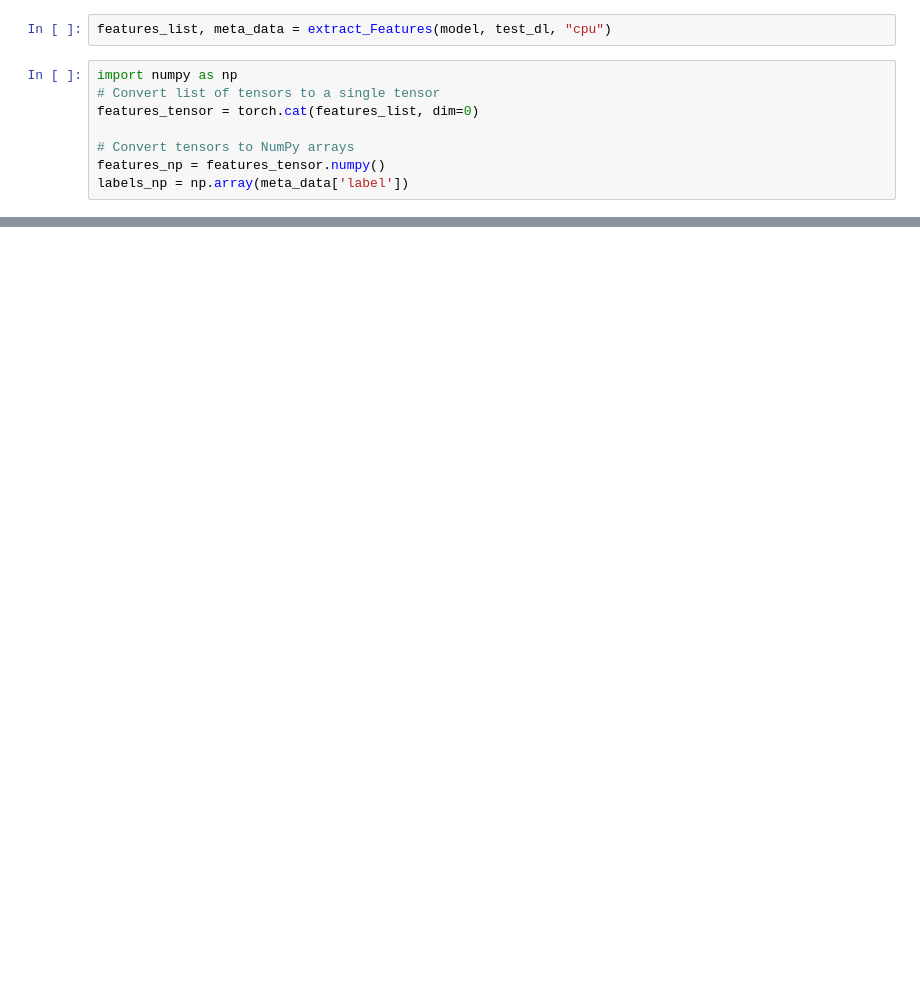
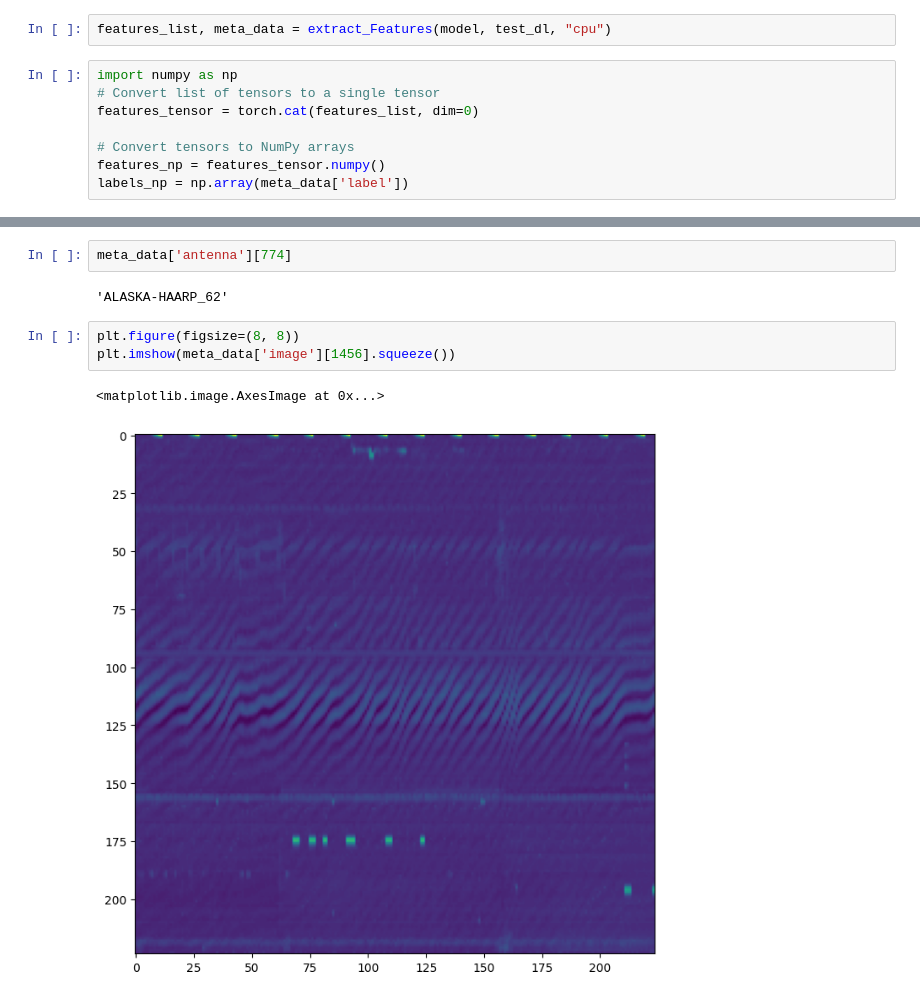
Before and after one commit to i4Ds/FlareSense-v2, a Jupyter notebook: deepcluster.ipynb, the cells around one changed output, grey strips where cells are left out. Cells and saved outputs as stored; diff of their text form; blank space fills up the shorter version.

```diff
--- a/deepcluster.ipynb
+++ b/deepcluster.ipynb
@@ -186,0 +261,10 @@ plt.show()
+# %%
+meta_data['antenna'][774]
+# %% [output]
+'ALASKA-HAARP_62'
+# %%
+plt.figure(figsize=(8, 8))
+plt.imshow(meta_data['image'][1456].squeeze())
+# %% [output]
+<matplotlib.image.AxesImage at 0x...>
+[figure, added]
```
Also changed, not shown: parts of 35 cells of this notebook, 9 other files.
